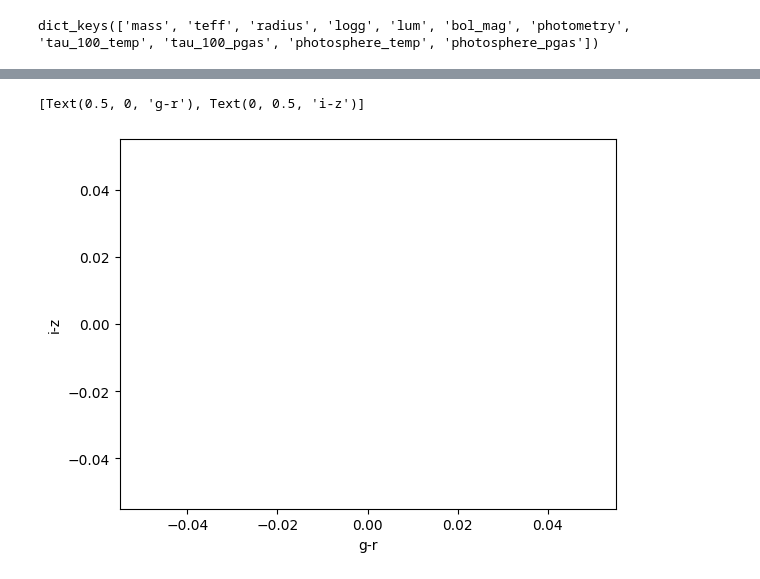
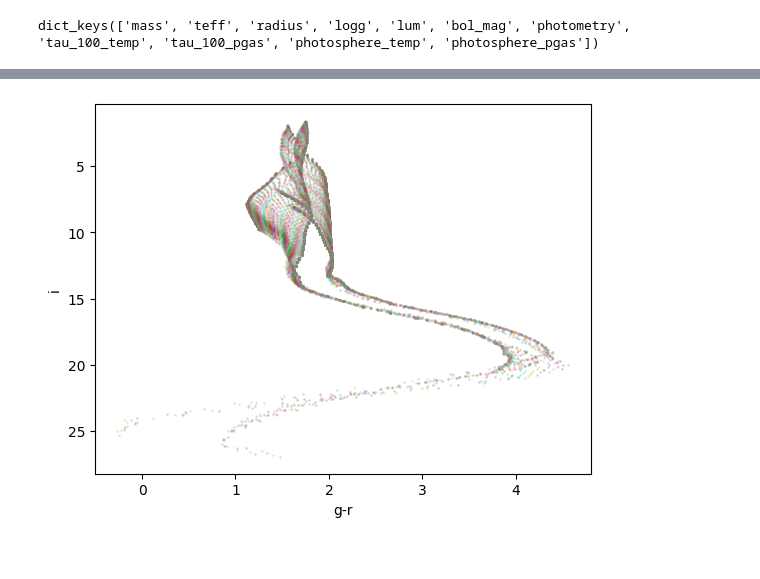
Before and after one commit to caganze/popsimdata, a Jupyter notebook: notebooks/Roman's Isochrones and metal-poor stars.ipynb, the cells around one changed output, grey strips where cells are left out. Cells and saved outputs as stored; diff of their text form; code cells hidden in the pictures.

Commit message:
saving data

```diff
--- a/notebooks/Roman's Isochrones and metal-poor stars.ipynb
+++ b/notebooks/Roman's Isochrones and metal-poor stars.ipynb
@@ -32,15 +32,17 @@ for mk in ['ca1', 'ca2']:
     for age in data['ca1'].keys():
 
         df={}
-        if pk != 'photometry':
-            df[pk]= data[mk][age][pk]
+        for pk in  cols:
+            if pk != 'photometry':
+                df[pk]= data[mk][age][pk]
+
         for ex in data[mk][age]['photometry'].keys():
+            print (ex)
             df['EBV']= np.ones_like(df[pk])*ex
             #print (data[mk][age][pk][ex]['VEGAMAG'].keys())
             for ky in data[mk][age]['photometry'][ex]['VEGAMAG'].keys():
                 kynew=ky.split('.dat')[0]
                 df[kynew]= (data[mk][age]['photometry'][ex]['VEGAMAG'][ky])
-        ks=[ i for i in keys if i != 'photometry']
 
 
         df['Fe_H']= mets[mk]
@@ -51,5 +69,6 @@ dfs[]
 # %%
 df_t=pd.DataFrame.from_records(dfs)
 # %%
-df_t
+df_small=df_t.iloc[0]
+df_small
 # %% [output]
@@ -68,0 +87,3 @@ df_t
+# %%
+def check_float(x):
+    return np.isscalar(x)
@@ -69,2 +94,16 @@ df_t
 # %%
-df_t.mass.values
+#rearrange now that we have all columns
+cols= list(df_t.iloc[0].keys())
+all_vals=[]
+for idx in range(len(df_t)):
+    df_small=df_t.iloc[idx]
+    n= len(df_small.mass)
+    dt_s={}
+    for k in cols:
+        if check_float(df_small[k]):
+            vls= np.ones_like(df_small['mass'])*df_small[k]
+            dt_s[k]= vls
+        else:
+            dt_s[k]= df_small[k]
+
+    all_vals.append(pd.DataFrame(dt_s))
@@ -76,11 +121,13 @@ array([0.05      , 0.05250268, 0.05445429, ...,        nan,        nan,
 # %%
 fig, ax=plt.subplots()
 
-ax.scatter(df_t['LSST_LSST.g']-df_t['LSST_LSST.r'], df_t['LSST_LSST.i']-df_t['LSST_LSST.z'],\
-           s=.1, c=, vmin=-2, vmax=1)
+for idx in range(len(df_t)):
+    df_small=df_t.iloc[idx]
+    ax.scatter(df_small['LSST_LSST.g']-df_small['LSST_LSST.r'], df_small['LSST_LSST.i'],\
+               s=1, alpha=0.2,  vmin=-2, vmax=1)
 
-ax.set(xlabel='g-r', ylabel='i-z')
+    ax.set(xlabel='g-r', ylabel='i')
+ax.invert_yaxis()
 # %% [output]
-[Text(0.5, 0, 'g-r'), Text(0, 0.5, 'i-z')]
-[figure, old version]
+[figure, new version]
 # %%
```
Also changed, not shown: parts of 9 cells of this notebook, 8 other files.
